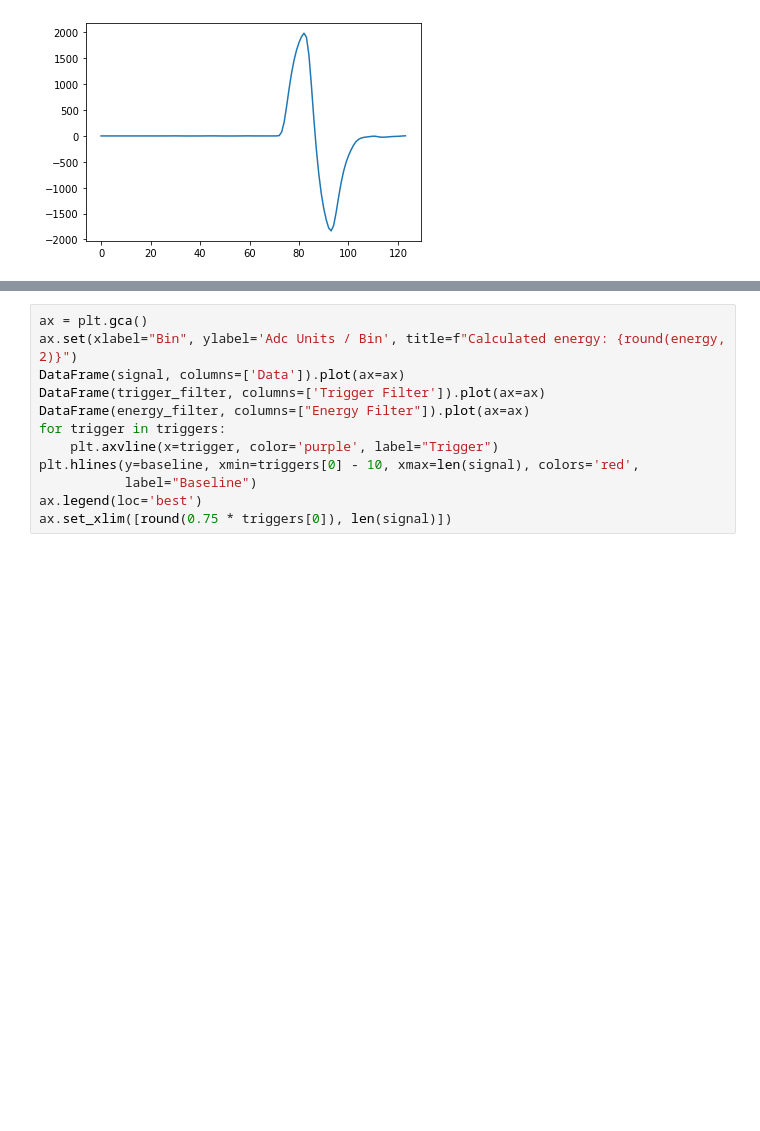
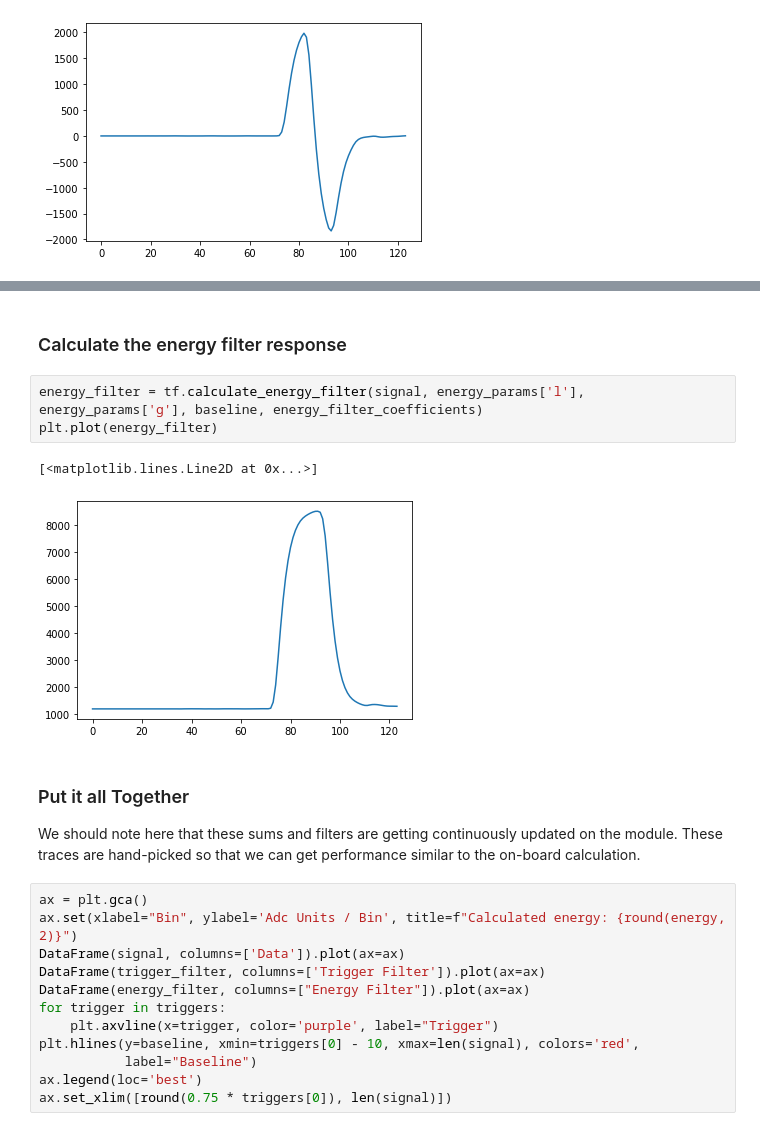
Before and after one commit to spaulaus/dsp_toolkit, a Jupyter notebook: docs/demo.ipynb, the cells around one changed output, grey strips where cells are left out. Saved outputs shown, nothing was run; the diff lists cells and outputs as text; blank space fills up the shorter version.

```diff
--- a/docs/demo.ipynb
+++ b/docs/demo.ipynb
@@ -66,3 +71,15 @@ plt.plot(energy_filter)
+# %% [markdown]
+### Calculate the energy filter response
+# %%
+energy_filter = tf.calculate_energy_filter(signal, energy_params['l'], energy_params['g'], baseline, energy_filter_coefficients)
+plt.plot(energy_filter)
+# %% [output]
+[<matplotlib.lines.Line2D at 0x...>]
+[figure, added]
+# %% [markdown]
+### Put it all Together
+We should note here that these sums and filters are getting continuously updated on the module. These
+traces are hand-picked so that we can get performance similar to the on-board calculation.
 # %%
 ax = plt.gca()
 ax.set(xlabel="Bin", ylabel='Adc Units / Bin', title=f"Calculated energy: {round(energy, 2)}")
```
Also changed, not shown: parts of 8 cells of this notebook.
